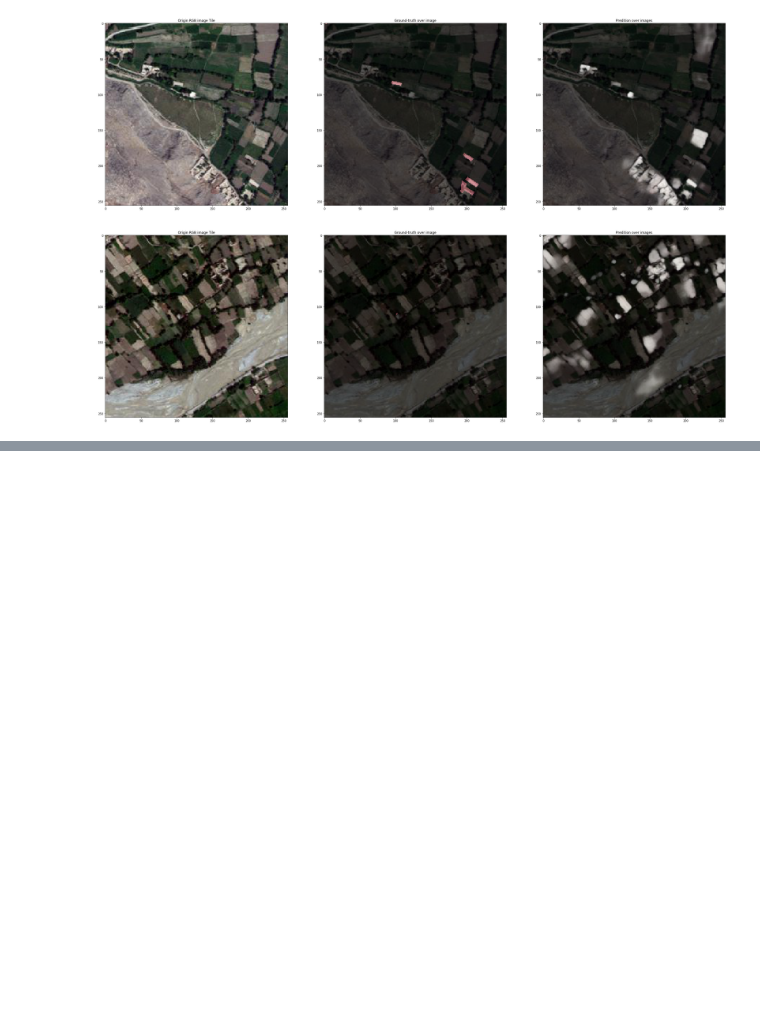
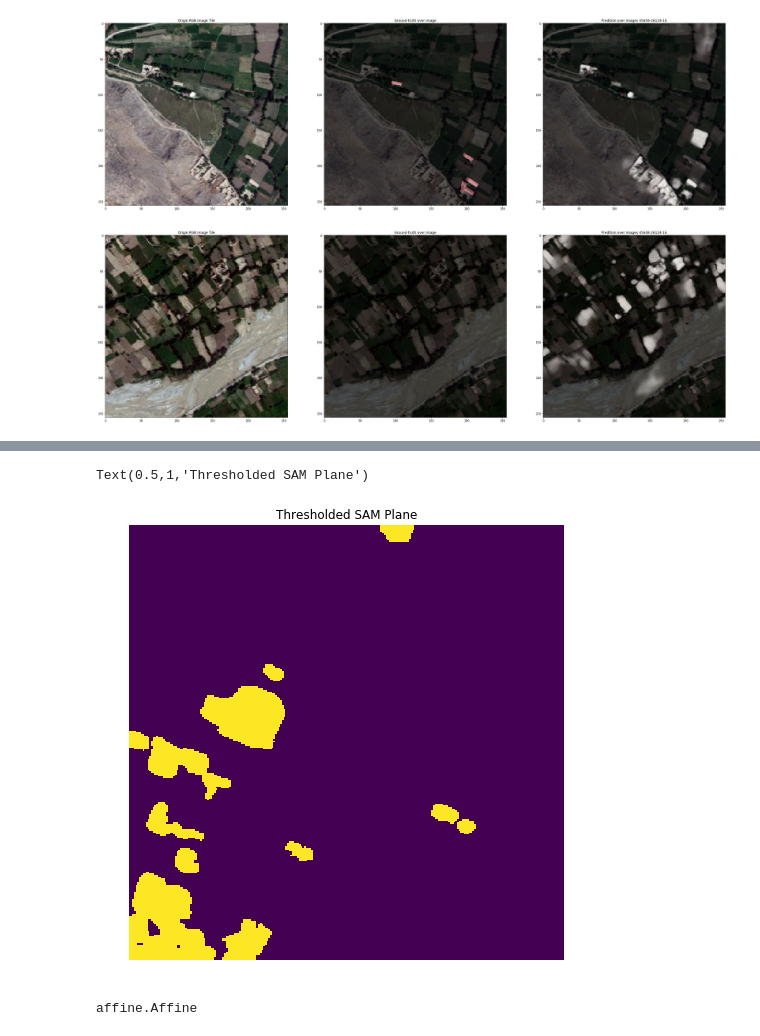
Before and after one commit to martham93/sandbox, a Jupyter notebook: LabelMaker_Afghanistan_Buildings.ipynb, the cells around one changed output, grey strips where cells are left out. Cells and saved outputs as stored; diff of their text form; code cells hidden in the pictures; blank space fills up the shorter version.

```diff
--- a/LabelMaker_Afghanistan_Buildings.ipynb
+++ b/LabelMaker_Afghanistan_Buildings.ipynb
@@ -203,0 +380,4 @@ for pred in pred_list[0:5]:
+# %%
+binary_mask = pred_mask > 0.05
+
+binary_mask_cleaned = morphology.remove_small_objects(binary_mask, min_size = 50 , connectivity=1)
@@ -203,0 +394,8 @@ for pred in pred_list[0:5]:
+# %%
+plt.figure(figsize=(8,8))
+plt.imshow(binary_mask_cleaned)
+plt.axis("off")
+plt.title("Thresholded SAM Plane")
+# %% [output]
+Text(0.5,1,'Thresholded SAM Plane')
+[figure, added]
@@ -203,0 +408,4 @@ for pred in pred_list[0:5]:
+# %%
+type(src2.transform)
+# %% [output]
+affine.Affine
```
Also changed, not shown: parts of 102 cells of this notebook, 2 other files.
